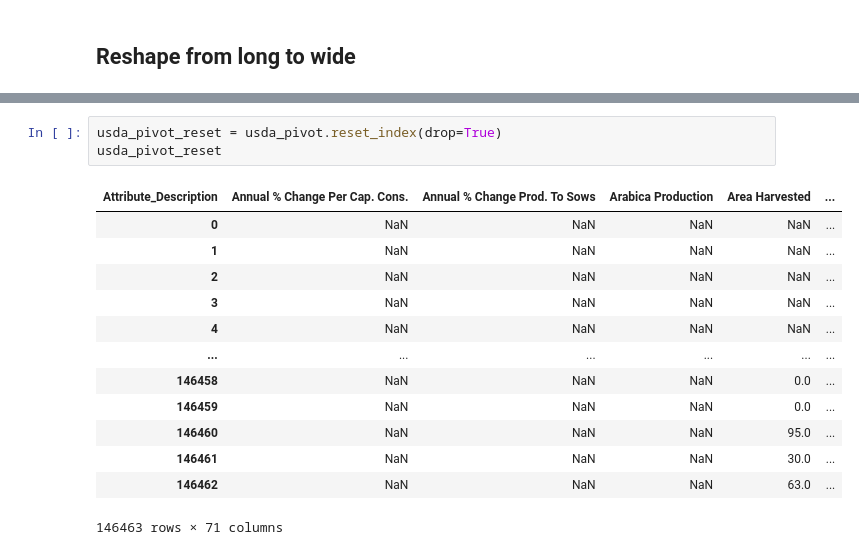
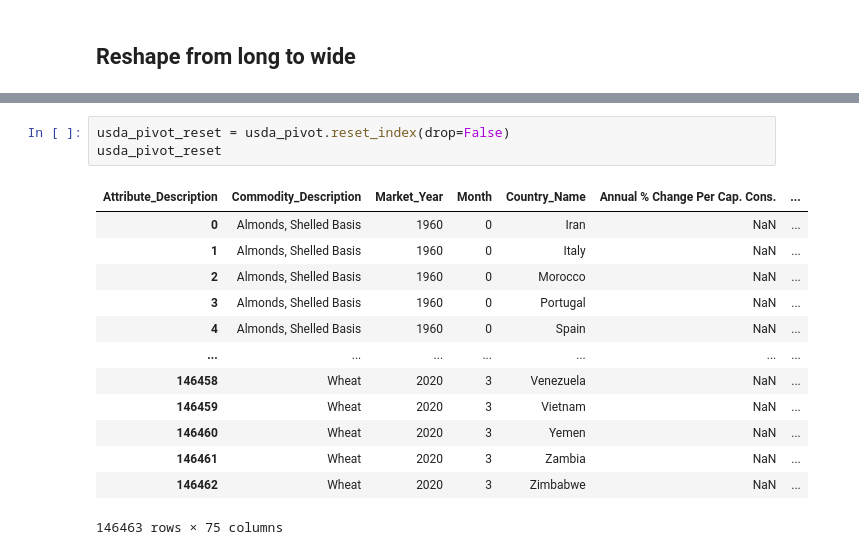
Before and after one commit to stevegbrooks/commodify, a Jupyter notebook: usda_preprocessing.ipynb, the cells around one changed output, grey strips where cells are left out. Drawn from its saved outputs; the diff is of its cells as text.

```diff
--- a/usda_preprocessing.ipynb
+++ b/usda_preprocessing.ipynb
@@ -75,20 +92,20 @@ usda_pivot = usda_data.pivot(index = ["Commodity_Description", "Market_Year", "M
 # %%
-usda_pivot_reset = usda_pivot.reset_index(drop=True)
+usda_pivot_reset = usda_pivot.reset_index(drop=False)
 usda_pivot_reset
 # %% [output]
-| Attribute_Description | Annual % Change Per Cap. Cons. | Annual % Change Prod. To Sows | Arabica Production | Area Harvested | ... |
-| 0 | NaN | NaN | NaN | NaN | ... |
-| 1 | NaN | NaN | NaN | NaN | ... |
-| 2 | NaN | NaN | NaN | NaN | ... |
-| 3 | NaN | NaN | NaN | NaN | ... |
-| 4 | NaN | NaN | NaN | NaN | ... |
-| ... | ... | ... | ... | ... | ... |
-| 146458 | NaN | NaN | NaN | 0.0 | ... |
-| 146459 | NaN | NaN | NaN | 0.0 | ... |
-| 146460 | NaN | NaN | NaN | 95.0 | ... |
-| 146461 | NaN | NaN | NaN | 30.0 | ... |
-| 146462 | NaN | NaN | NaN | 63.0 | ... |
+| Attribute_Description | Commodity_Description | Market_Year | Month | Country_Name | Annual % Change Per Cap. Cons. | ... |
+| 0 | Almonds, Shelled Basis | 1960 | 0 | Iran | NaN | ... |
+| 1 | Almonds, Shelled Basis | 1960 | 0 | Italy | NaN | ... |
+| 2 | Almonds, Shelled Basis | 1960 | 0 | Morocco | NaN | ... |
+| 3 | Almonds, Shelled Basis | 1960 | 0 | Portugal | NaN | ... |
+| 4 | Almonds, Shelled Basis | 1960 | 0 | Spain | NaN | ... |
+| ... | ... | ... | ... | ... | ... | ... |
+| 146458 | Wheat | 2020 | 3 | Venezuela | NaN | ... |
+| 146459 | Wheat | 2020 | 3 | Vietnam | NaN | ... |
+| 146460 | Wheat | 2020 | 3 | Yemen | NaN | ... |
+| 146461 | Wheat | 2020 | 3 | Zambia | NaN | ... |
+| 146462 | Wheat | 2020 | 3 | Zimbabwe | NaN | ... |
-146463 rows × 71 columns
+146463 rows × 75 columns
 # %%
 cols_to_keep = ["Commodity_Description", "Market_Year", "Month", "Country_Name",
            "Beginning Stocks", "Ending Stocks", "Imports", "Exports",
```
Also changed, not shown: parts of 9 cells of this notebook, 4 other files.
